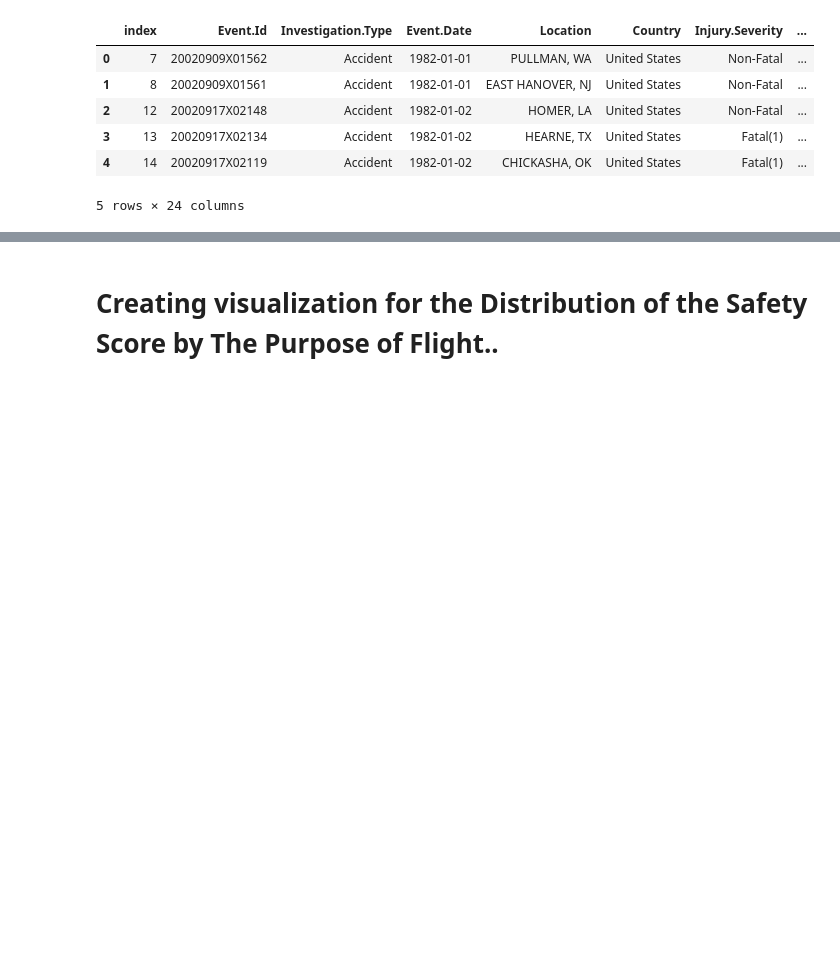
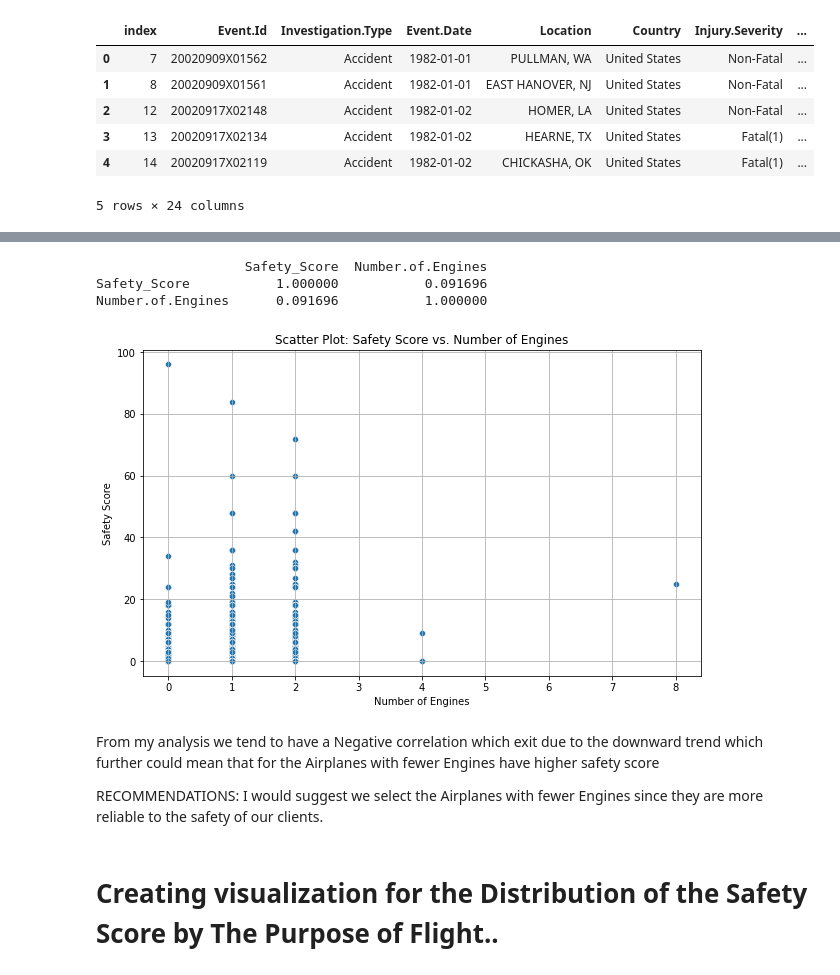
Before and after one commit to mikabenson/phase_1.project, a Jupyter notebook: student1.ipynb, the cells around one changed output, grey strips where cells are left out. Drawn from its saved outputs; the diff is of its cells as text; code cells hidden in the pictures; blank space fills up the shorter version.

```diff
--- a/student1.ipynb
+++ b/student1.ipynb
@@ -983,3 +1027,30 @@ df4.head()
+# %%
+# Find the correlation between 'Safety_Score' and 'Number_of_Engines'
+correlation = df4[['Safety_Score', 'Number.of.Engines']].corr()
+
+print(correlation)
+# %% [output]
+                   Safety_Score  Number.of.Engines
+Safety_Score           1.000000           0.091696
+Number.of.Engines      0.091696           1.000000
+# %%
+# Creating a scatter plot to determine whether there's any correlation between Number_of.Engines and Safety_Score
+plt.figure(figsize=(10, 6))  # Set the figure size
+
+sns.scatterplot(x='Number.of.Engines', y='Safety_Score', data = df4)
+
+# Customize the plot
+plt.title('Scatter Plot: Safety Score vs. Number of Engines')
+plt.xlabel('Number of Engines')
+plt.ylabel('Safety Score')
+plt.grid(True)  # Add gridlines for better readability
+# %% [output]
+[figure, added]
+# %% [markdown]
+From my analysis we tend to have a Negative correlation which exit due to the downward trend which further could mean that for the Airplanes with fewer Engines have higher safety score
+
+RECOMMENDATIONS:
+I would suggest we select the Airplanes with fewer Engines since they are more reliable to the safety of our clients.
 # %% [markdown]
 # Creating visualization for the Distribution of the Safety Score by The Purpose of Flight..
 # %%
```
Also changed, not shown: parts of 22 cells of this notebook, 5 other files.
